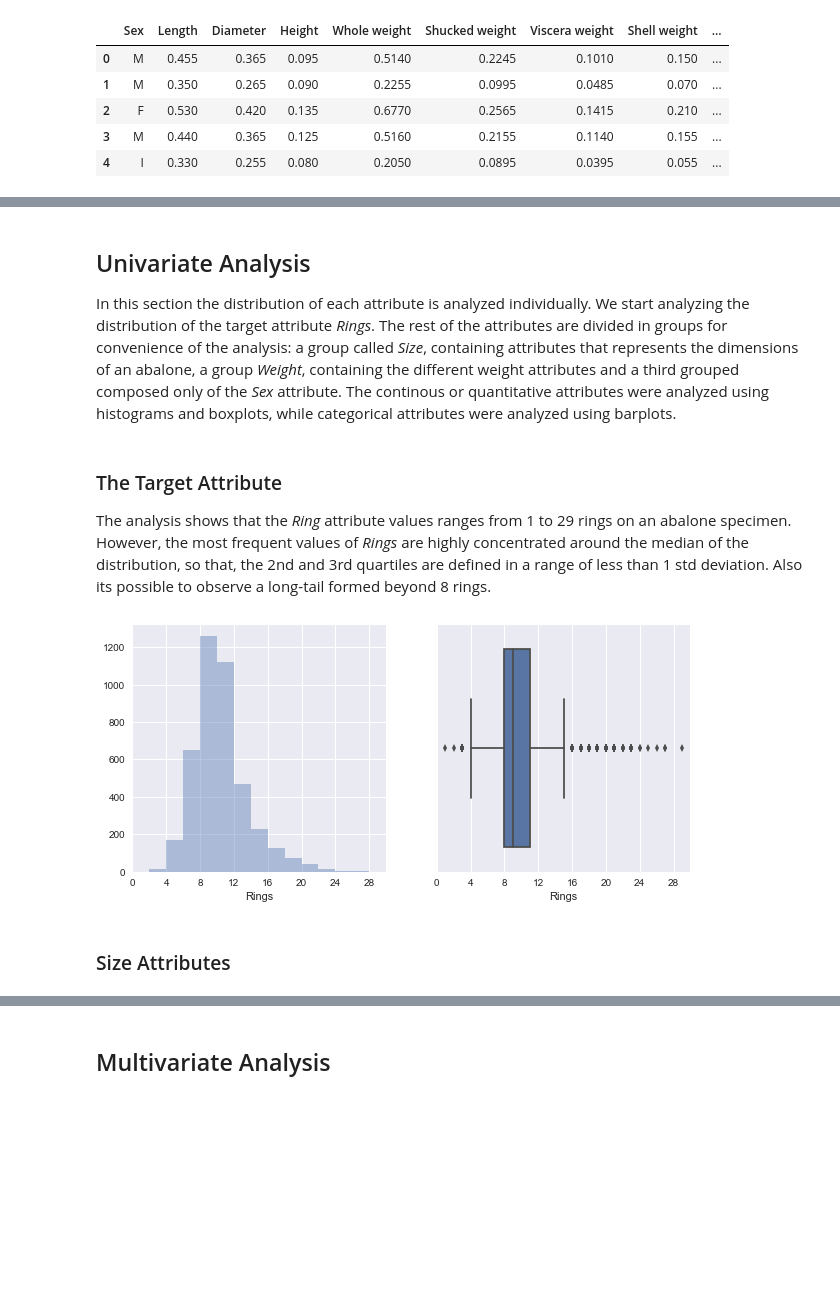
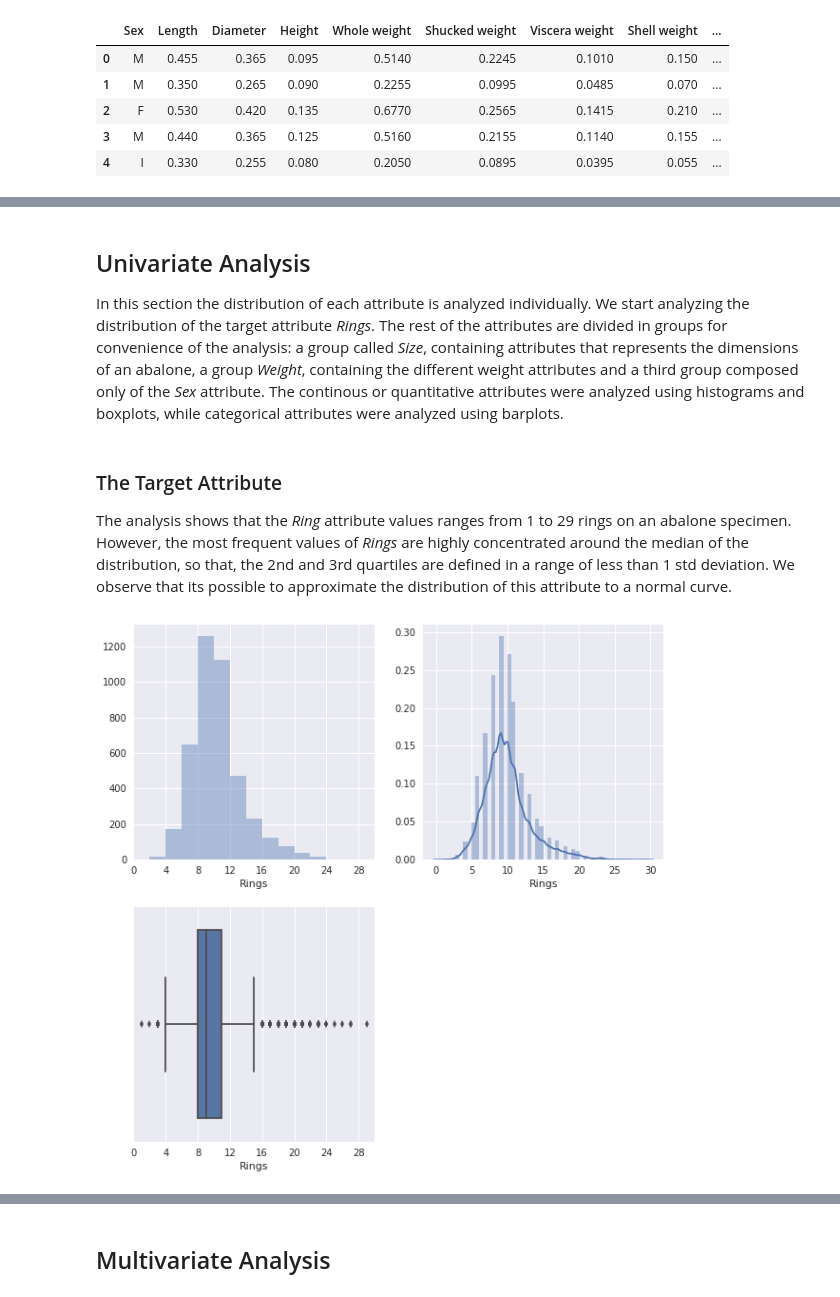
Before and after one commit to rodolfo-mendes/abalone, a Jupyter notebook: exploratory-data-analysis.ipynb, the cells around one changed output, grey strips where cells are left out. Cells and saved outputs as stored; diff of their text form; code cells hidden in the pictures; blank space fills up the shorter version.

Commit message:
univariate analysis

```diff
--- a/exploratory-data-analysis.ipynb
+++ b/exploratory-data-analysis.ipynb
@@ -52,30 +52,32 @@ abalone.describe()
 # %% [markdown]
 ## Univariate Analysis
 
-In this section the distribution of each attribute is analyzed individually. We start analyzing the distribution of the target attribute *Rings*. The rest of the attributes are divided in groups for convenience of the analysis: a group called *Size*, containing attributes that represents the dimensions of an abalone, a group *Weight*, containing the different weight attributes and a third grouped composed only of the *Sex* attribute. The continous or quantitative attributes were analyzed using histograms and boxplots, while categorical attributes were analyzed using barplots.
+In this section the distribution of each attribute is analyzed individually. We start analyzing the distribution of the target attribute *Rings*. The rest of the attributes are divided in groups for convenience of the analysis: a group called *Size*, containing attributes that represents the dimensions of an abalone, a group *Weight*, containing the different weight attributes and a third group composed only of the *Sex* attribute. The continous or quantitative attributes were analyzed using histograms and boxplots, while categorical attributes were analyzed using barplots.
 # %% [markdown]
 ### The Target Attribute
 
-The analysis shows that the *Ring* attribute values ranges from 1 to 29 rings on an abalone specimen. However, the most frequent values of *Rings* are highly concentrated around the median of the distribution, so that, the 2nd and 3rd quartiles are defined in a range of less than 1 std deviation. Also its possible to observe a long-tail formed beyond 8 rings.
+The analysis shows that the *Ring* attribute values ranges from 1 to 29 rings on an abalone specimen. However, the most frequent values of *Rings* are highly concentrated around the median of the distribution, so that, the 2nd and 3rd quartiles are defined in a range of less than 1 std deviation. We observe that its possible to approximate the distribution of this attribute to a normal curve.
 # %%
 rows = 2
 cols = 2
 i = 0
 
 plt.figure(figsize=(cols * 5, rows * 5))
 
 i += 1
 plt.subplot(rows, cols, i)
 plt.xticks(range(0, 31, 4))
 plt.xlim(0, 30)
 _ = sns.distplot(abalone['Rings'], kde=False, bins=range(0, 31, 2))
 
 i += 1
 plt.subplot(rows, cols, i)
+_ = sns.distplot(abalone['Rings'])
+
+i += 1
+plt.subplot(rows, cols, i)
 plt.xticks(range(0, 31, 4))
 plt.xlim(0, 30)
 _ = sns.boxplot(abalone['Rings'])
 # %% [output]
-[figure, old version]
+[figure, new version]
-# %% [markdown]
-### Size Attributes
```
Also changed, not shown: parts of 11 cells of this notebook.
